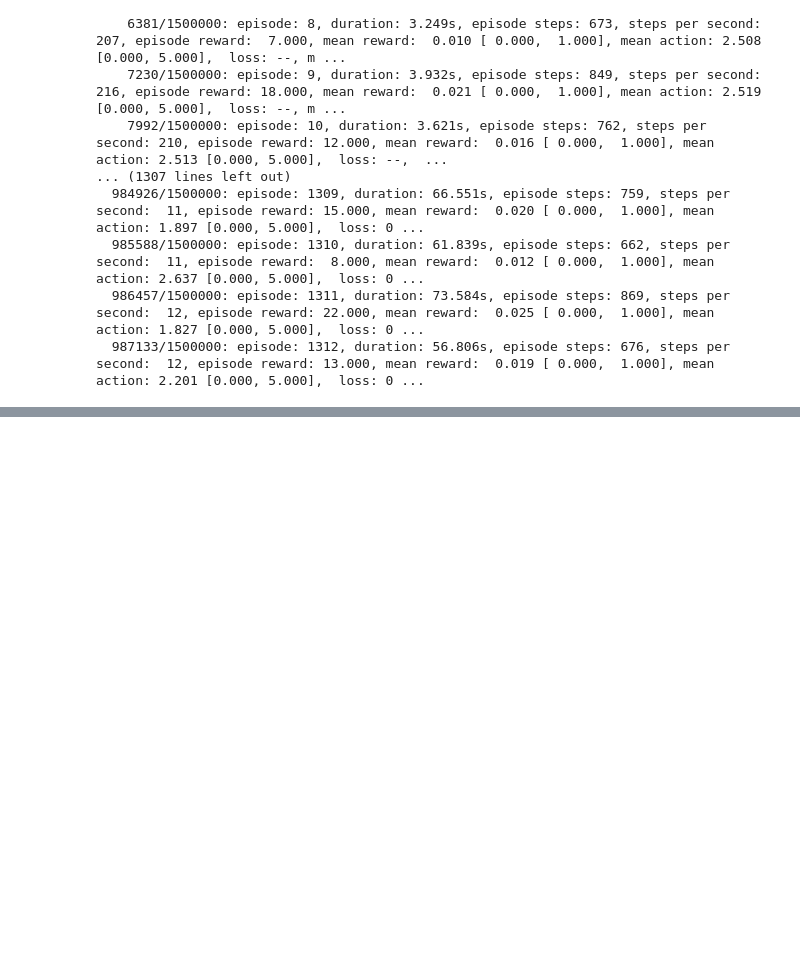
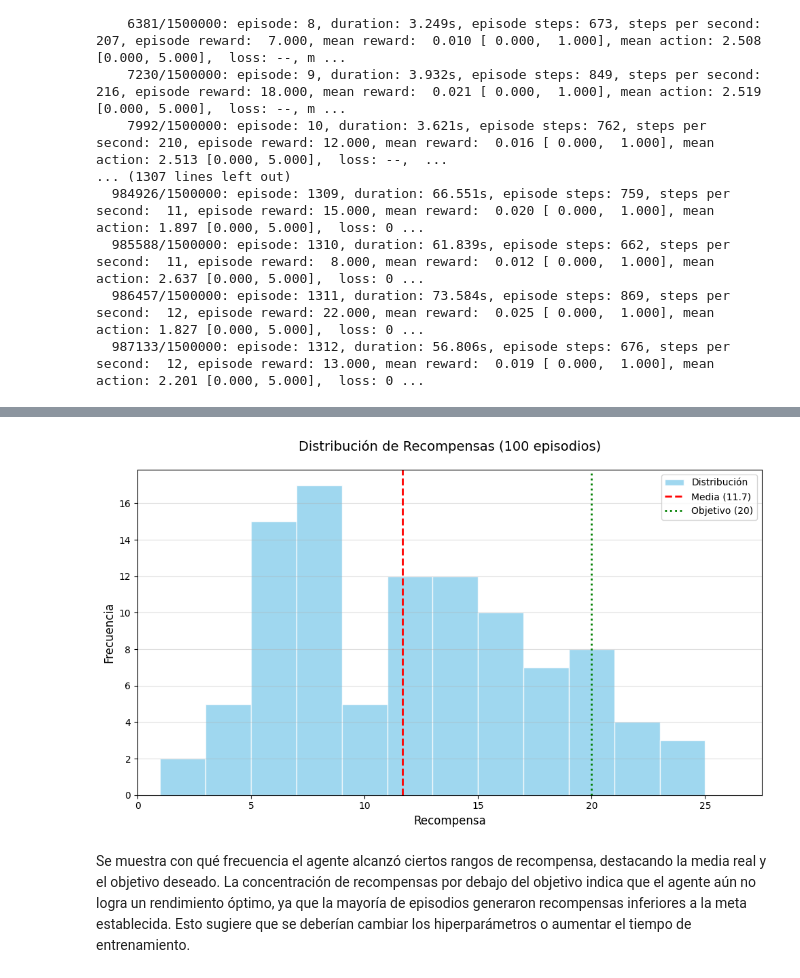
Before and after one commit to Rmbruno11/08MIAR_Grupo_20B_TP, a Jupyter notebook: Proyecto_práctico_Final_Colab.ipynb, the cells around one changed output, grey strips where cells are left out. Saved outputs shown, nothing was run; the diff lists cells and outputs as text; code cells hidden in the pictures; blank space fills up the shorter version.

```diff
--- a/Proyecto_práctico_Final_Colab.ipynb
+++ b/Proyecto_práctico_Final_Colab.ipynb
@@ -3307,0 +3507,45 @@ PDF exported to your Google Drive!
+# %%
+# Datos (usamos tus 100 valores en episode_rewards)
+rewards = np.array(episode_rewards)
+target = 20  # Línea de objetivo (ajústala si es diferente)
+mean_val = np.mean(rewards)
+
+# --- Crear histograma ---
+plt.figure(figsize=(10, 6))
+
+# Histograma principal
+n, bins, patches = plt.hist(rewards,
+                           bins=12,
+                           color='skyblue',
+                           edgecolor='white',
+                           alpha=0.8,
+                           label='Distribución')
+
+# Líneas de referencia
+plt.axvline(mean_val, color='red', linestyle='--', linewidth=2,
+            label=f'Media ({mean_val:.1f})')
+plt.axvline(target, color='green', linestyle=':', linewidth=2,
+            label=f'Objetivo ({target})')
+
+# Ajustes estéticos
+plt.xlabel('Recompensa', fontsize=12)
+plt.ylabel('Frecuencia', fontsize=12)
+plt.title('Distribución de Recompensas (100 episodios)', fontsize=14, pad=20)
+
+# Leyenda y grid
+plt.legend(loc='upper right', frameon=True)
+plt.grid(axis='y', alpha=0.4)
+
+# Eje X desde 0 hasta el máximo + margen
+plt.xlim(0, max(rewards)*1.1)
+
+# Mostrar valores enteros en eje X si las recompensas son enteras
+if all(isinstance(x, int) for x in rewards):
+    plt.xticks(np.arange(0, max(rewards)+5, 5))
+
+plt.tight_layout()
+plt.show()
+# %% [output]
+[figure, added]
+# %% [markdown]
+Se muestra con qué frecuencia el agente alcanzó ciertos rangos de recompensa, destacando la media real y el objetivo deseado. La concentración de recompensas por debajo del objetivo indica que el agente aún no logra un rendimiento óptimo, ya que la mayoría de episodios generaron recompensas inferiores a la meta establecida. Esto sugiere que se deberían cambiar los hiperparámetros o aumentar el tiempo de entrenamiento.
```
Also changed, not shown: parts of 21 cells of this notebook.
